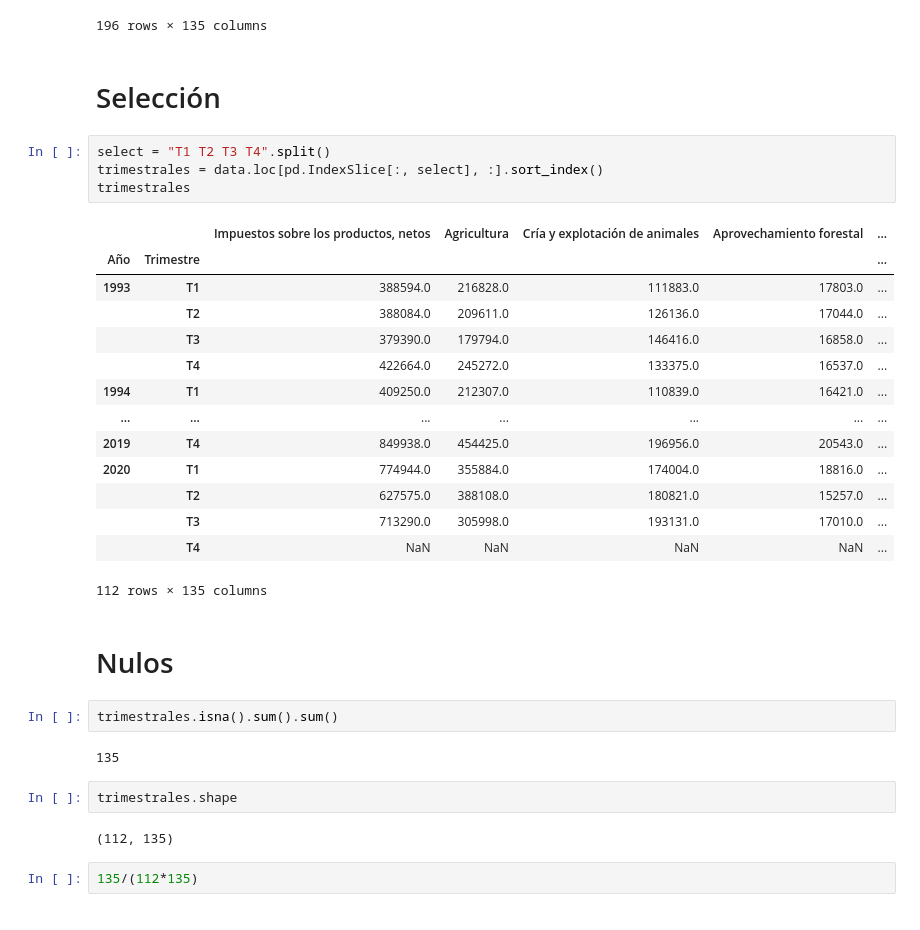
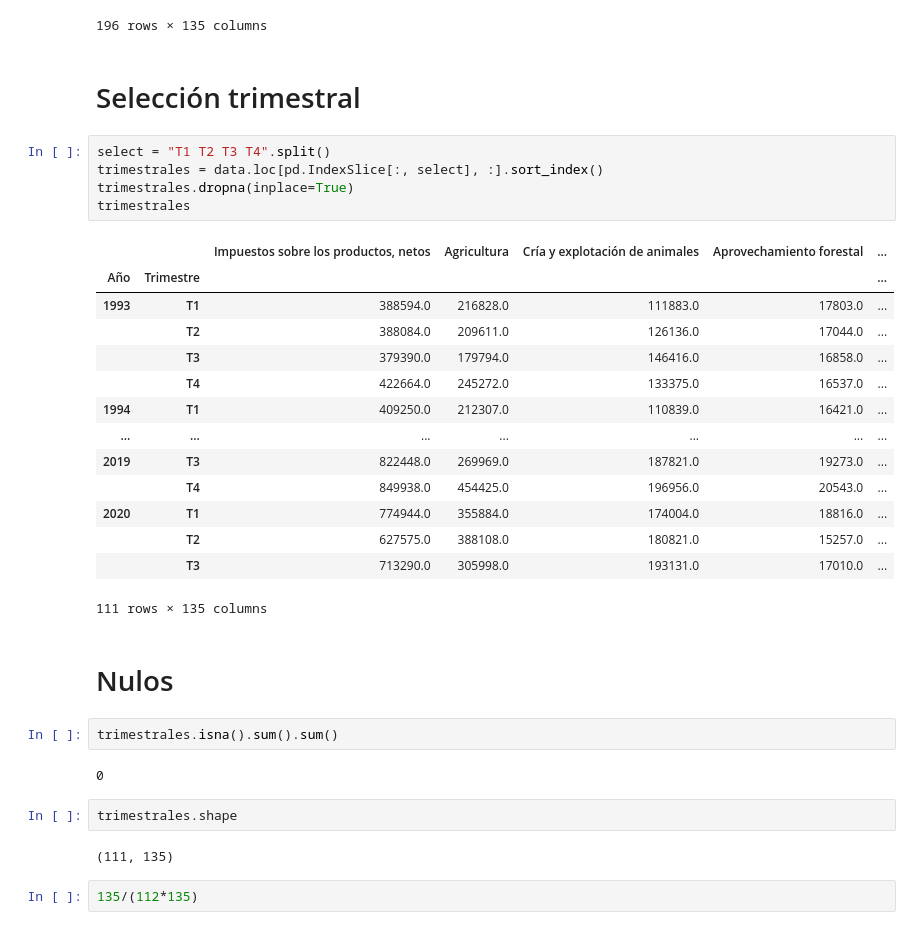
Before and after one commit to magmapinguin/Estimacion-del-PIB-mediante-Ciencia-de-datos, a Jupyter notebook: Notebooks/exploracion.ipynb, the cells around one changed output. Saved outputs shown, nothing was run; the diff lists cells and outputs as text.

```diff
--- a/Notebooks/exploracion.ipynb
+++ b/Notebooks/exploracion.ipynb
@@ -44,36 +49,37 @@ data
 |  | Anual | NaN | NaN | NaN | NaN | ... |
 196 rows × 135 columns
 # %% [markdown]
-# Selección
+# Selección trimestral
 # %%
 select = "T1 T2 T3 T4".split()
 trimestrales = data.loc[pd.IndexSlice[:, select], :].sort_index()
+trimestrales.dropna(inplace=True)
 trimestrales
 # %% [output]
 |  |  | Impuestos sobre los productos, netos | Agricultura | Cría y explotación de animales | Aprovechamiento forestal | ... |
 | Año | Trimestre |  |  |  |  | ... |
 | 1993 | T1 | 388594.0 | 216828.0 | 111883.0 | 17803.0 | ... |
 |  | T2 | 388084.0 | 209611.0 | 126136.0 | 17044.0 | ... |
 |  | T3 | 379390.0 | 179794.0 | 146416.0 | 16858.0 | ... |
 |  | T4 | 422664.0 | 245272.0 | 133375.0 | 16537.0 | ... |
 | 1994 | T1 | 409250.0 | 212307.0 | 110839.0 | 16421.0 | ... |
 | ... | ... | ... | ... | ... | ... | ... |
-| 2019 | T4 | 849938.0 | 454425.0 | 196956.0 | 20543.0 | ... |
+| 2019 | T3 | 822448.0 | 269969.0 | 187821.0 | 19273.0 | ... |
+|  | T4 | 849938.0 | 454425.0 | 196956.0 | 20543.0 | ... |
 | 2020 | T1 | 774944.0 | 355884.0 | 174004.0 | 18816.0 | ... |
 |  | T2 | 627575.0 | 388108.0 | 180821.0 | 15257.0 | ... |
 |  | T3 | 713290.0 | 305998.0 | 193131.0 | 17010.0 | ... |
-|  | T4 | NaN | NaN | NaN | NaN | ... |
-112 rows × 135 columns
+111 rows × 135 columns
 # %% [markdown]
 # Nulos
 # %%
 trimestrales.isna().sum().sum()
 # %% [output]
-135
+0
 # %%
 trimestrales.shape
 # %% [output]
-(112, 135)
+(111, 135)
 # %%
 135/(112*135)
 # %% [output]
```
Also changed, not shown: parts of 16 cells of this notebook.
